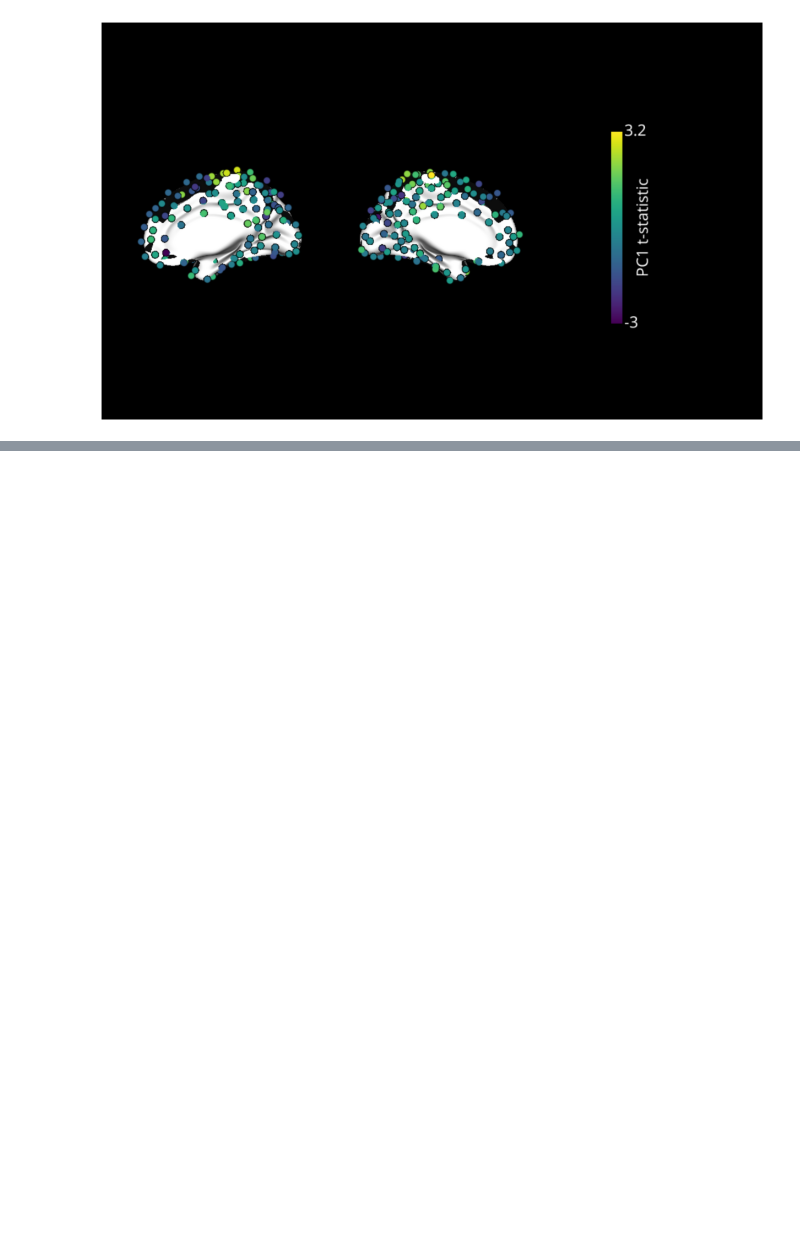
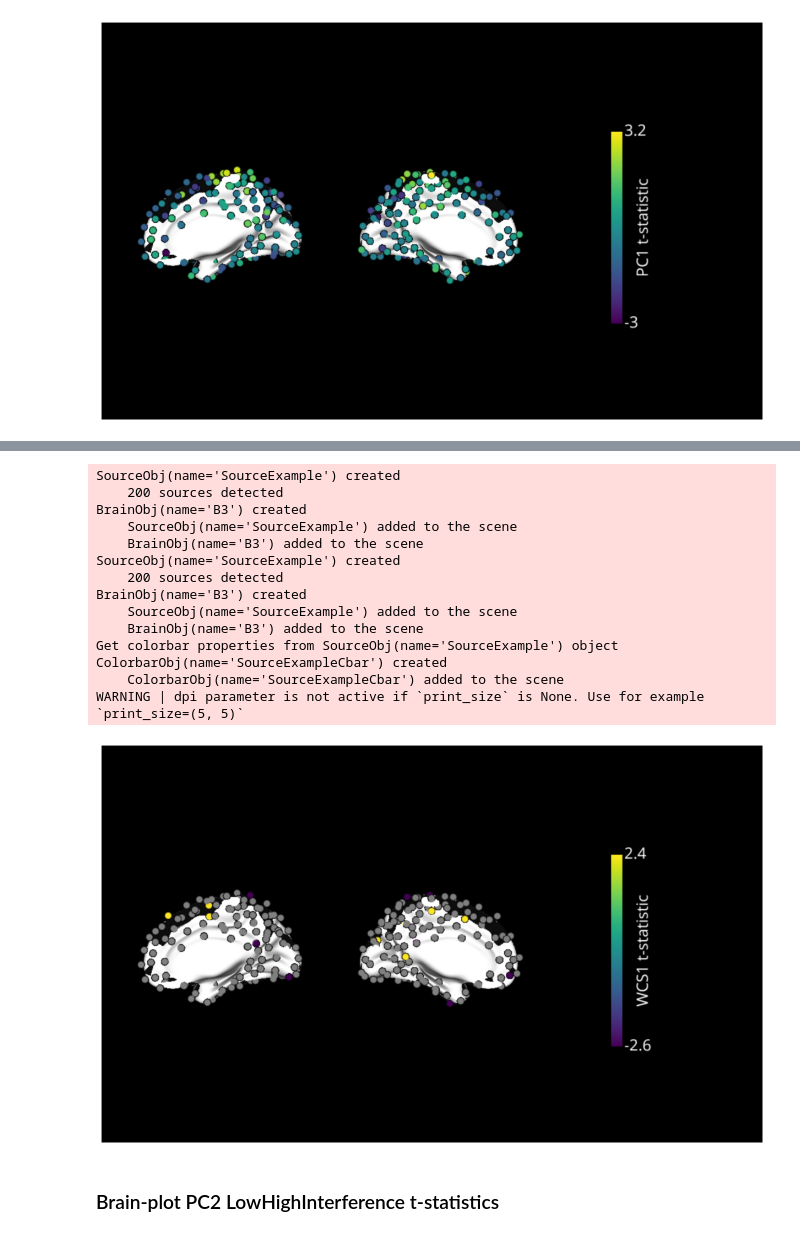
Before and after one commit to LuisA00/Summer_2021_fMRI, a Jupyter notebook: DWM_TTesting_LowHigh_Interference_1st&2ndScores.ipynb, the cells around one changed output, grey strips where cells are left out. Drawn from its saved outputs; the diff is of its cells as text; code cells hidden in the pictures; blank space fills up the shorter version.

```diff
--- a/DWM_TTesting_LowHigh_Interference_1st&2ndScores.ipynb
+++ b/DWM_TTesting_LowHigh_Interference_1st&2ndScores.ipynb
@@ -838,0 +1046,23 @@ WARNING | dpi parameter is not active if `print_size` is None. Use for example `
+# %%
+add_B3_to_scene_thrh2(scene=SC_tt_WCS1_inner, data=WCS1_LowHighInt, coords=coordinates)
+add_CB_to_scene(scene=SC_tt_WCS1_inner, data=WCS1_LowHighInt["t_statistic"], row=0, col=2, cbtitle="WCS1 t-statistic")
+
+SC_tt_WCS1_inner.preview()
+# %% [output]
+SourceObj(name='SourceExample') created
+    200 sources detected
+BrainObj(name='B3') created
+    SourceObj(name='SourceExample') added to the scene
+    BrainObj(name='B3') added to the scene
+SourceObj(name='SourceExample') created
+    200 sources detected
+BrainObj(name='B3') created
+    SourceObj(name='SourceExample') added to the scene
+    BrainObj(name='B3') added to the scene
+Get colorbar properties from SourceObj(name='SourceExample') object
+ColorbarObj(name='SourceExampleCbar') created
+    ColorbarObj(name='SourceExampleCbar') added to the scene
+WARNING | dpi parameter is not active if `print_size` is None. Use for example `print_size=(5, 5)`
+[figure, added]
+# %% [markdown]
+### Brain-plot PC2 LowHighInterference t-statistics
```
Also changed, not shown: parts of 50 cells of this notebook, 1 other file.
